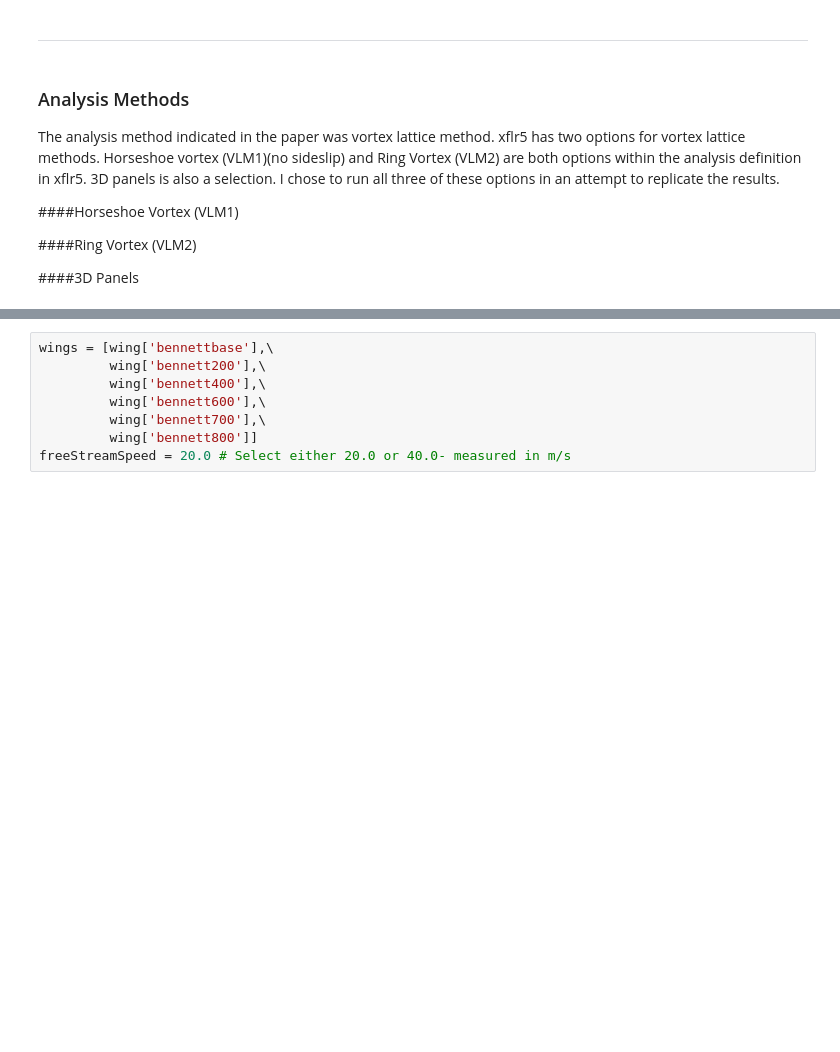
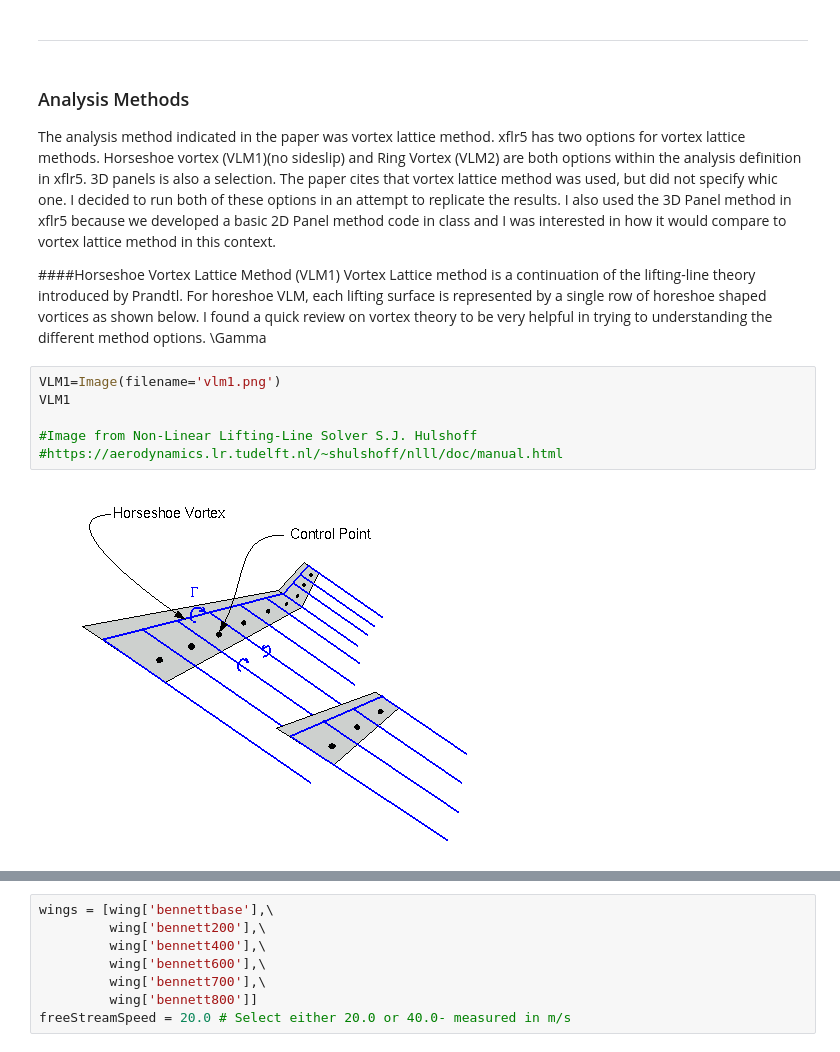
Before and after one commit to ser5146/aero-hydro, a Jupyter notebook: project/finalproject.ipynb, the cells around one changed output, grey strips where cells are left out. Cells and saved outputs as stored; diff of their text form; blank space fills up the shorter version.

```diff
--- a/project/finalproject.ipynb
+++ b/project/finalproject.ipynb
@@ -224,10 +224,16 @@ This is where I first started to experience issues with replicating the data. Th
 ---
 # %% [markdown]
 ### Analysis Methods
-The analysis method indicated in the paper was vortex lattice method. xflr5 has two options for vortex lattice methods. Horseshoe vortex (VLM1)(no sideslip) and Ring Vortex (VLM2) are both options within the analysis definition in xflr5. 3D panels is also a selection. I chose to run all three of these options in an attempt to replicate the results.
+The analysis method indicated in the paper was vortex lattice method. xflr5 has two options for vortex lattice methods. Horseshoe vortex (VLM1)(no sideslip) and Ring Vortex (VLM2) are both options within the analysis definition in xflr5. 3D panels is also a selection. The paper cites that vortex lattice method was used, but did not specify whic one. I decided to run both of these options in an attempt to replicate the results. I also used the 3D Panel method in xflr5 because we developed a basic 2D Panel method code in class and I was interested in how it would compare to vortex lattice method in this context.
 
-####Horseshoe Vortex (VLM1)
-
-####Ring Vortex (VLM2)
-
-####3D Panels
+####Horseshoe Vortex Lattice Method (VLM1)
+Vortex Lattice method is a continuation of the lifting-line theory introduced by Prandtl. For horeshoe VLM, each lifting surface is represented by a single row of horeshoe shaped vortices as shown below. I found a quick review on vortex theory to be very helpful in trying to understanding the different method options.
+\Gamma
+# %%
+VLM1=Image(filename='vlm1.png')
+VLM1
+
+#Image from Non-Linear Lifting-Line Solver S.J. Hulshoff
+#https://aerodynamics.lr.tudelft.nl/~shulshoff/nlll/doc/manual.html
+# %% [output]
+[figure, added]
```
Also changed, not shown: parts of 8 cells of this notebook, 2 other files.
